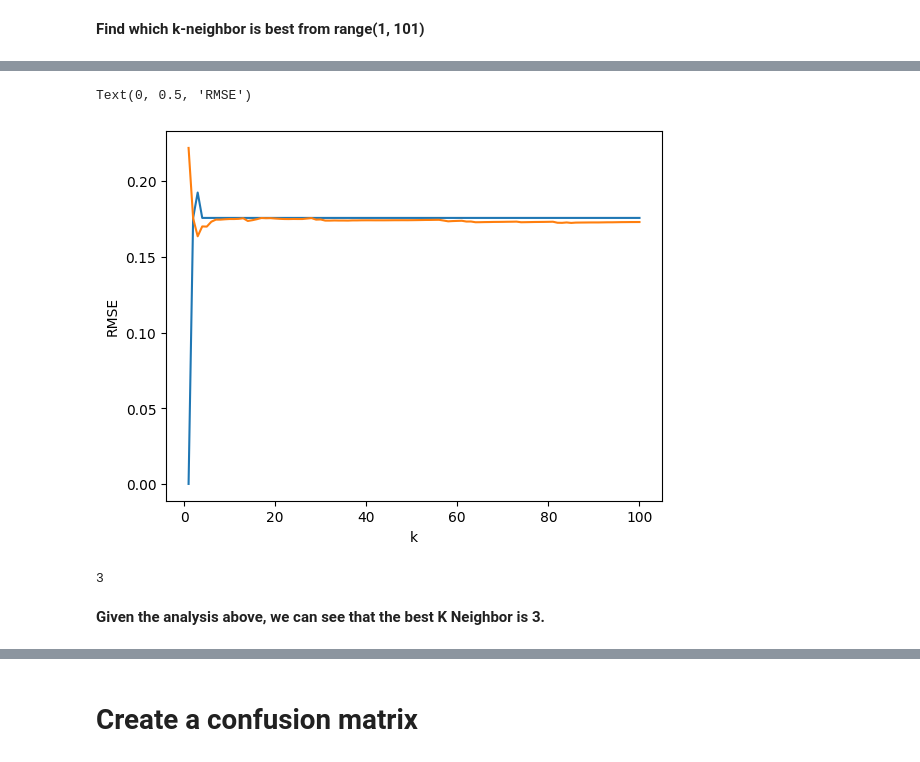
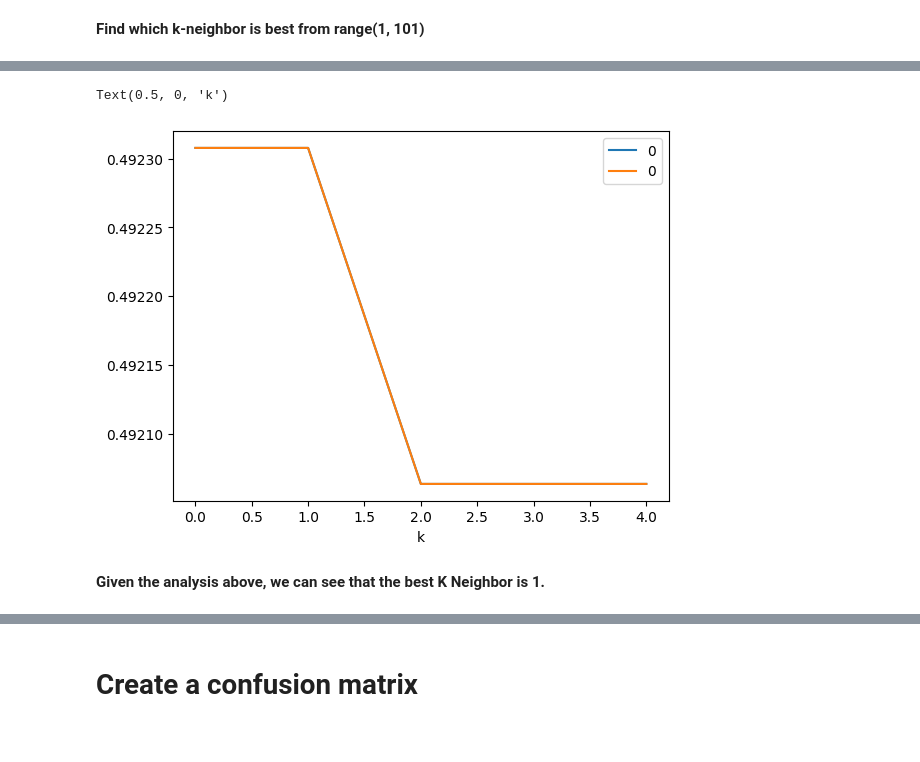
Before and after one commit to aswann2/219, a Jupyter notebook: Final_Project.ipynb, the cells around one changed output, grey strips where cells are left out. Drawn from its saved outputs; the diff is of its cells as text; code cells hidden in the pictures.

```diff
--- a/Final_Project.ipynb
+++ b/Final_Project.ipynb
@@ -229,0 +166,14 @@ Length: 100, dtype: float64
+# %%
+for k in range(1, 101):
+  pipeline=make_pipeline(
+      StandardScaler(),
+      KNeighborsClassifier(n_neighbors=k)
+    )
+  scores2=cross_val_score(
+      pipeline,
+      X=allSeasons[list(features)],
+      y=allSeasons['won_stanley_cup'],
+      scoring='f1_macro',
+      cv=5,
+      )
+  print(k,scores2.mean())
@@ -230,15 +198,12 @@ Length: 100, dtype: float64
 # %%
-ax = training_errors.plot.line()
-test_errors.plot.line(ax=ax)
-ax.set_xlabel("k")
-ax.set_ylabel("RMSE")
+scores_df=pd.DataFrame(scores)
+scores2_df=pd.DataFrame(scores2)
+from sklearn.linear_model import LinearRegression
+ax= scores_df.plot.line()
+scores2_df.plot.line(ax=ax)
+ax.set_xlabel('k')
 # %% [output]
-Text(0, 0.5, 'RMSE')
+Text(0.5, 0, 'k')
-[figure, old version]
+[figure, new version]
-# %%
-best_k=test_errors.idxmin()
-best_k
-# %% [output]
-3
 # %% [markdown]
-**Given the analysis above, we can see that the best K Neighbor is 3.**
+**Given the analysis above, we can see that the best K Neighbor is 1.**
```
Also changed, not shown: parts of 7 cells of this notebook.
